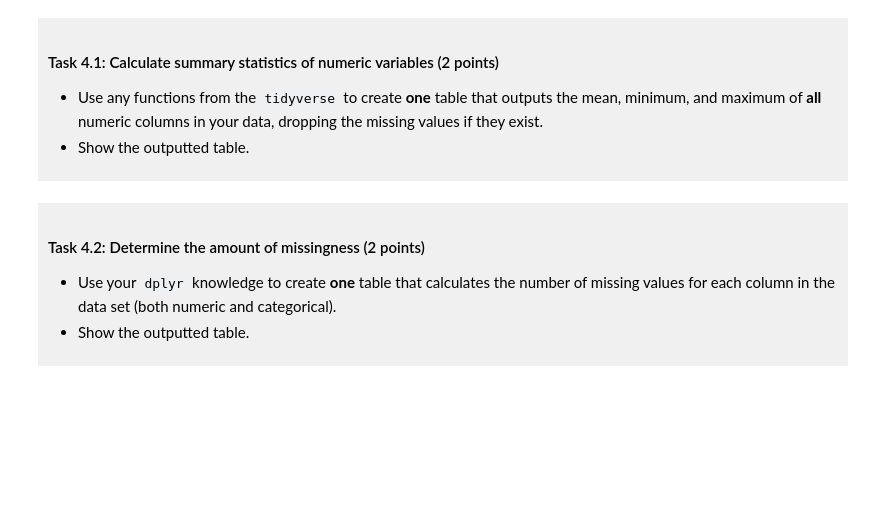
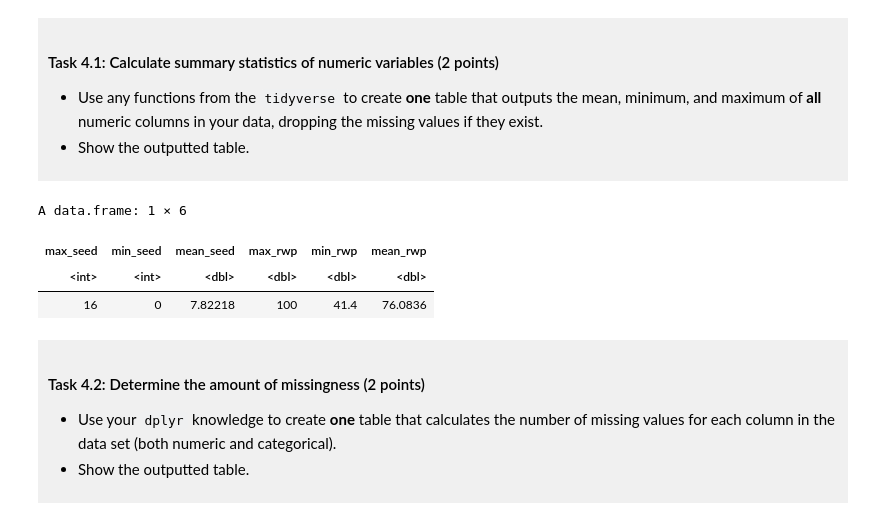
Before and after one commit to mandy-maa/dsci-100-project-mandy-ma, a Jupyter notebook: dsci-100-project-notebook.ipynb, the cells around one changed output. Drawn from its saved outputs; the diff is of its cells as text; code cells hidden in the pictures; blank space fills up the shorter version.

```diff
--- a/dsci-100-project-notebook.ipynb
+++ b/dsci-100-project-notebook.ipynb
@@ -257,7 +257,18 @@ You will refine your research question (if needed) and produce a tidy data set.
 
 </div>
 # %%
-### EDIT THIS CODE CELL ###
+summarize(data_tidy,
+          max_seed = max(seed, na.rm  = TRUE),
+          min_seed = min(seed, na.rm  = TRUE),
+          mean_seed = mean(seed, na.rm  = TRUE),
+          max_rwp = max(reg_wins_pct, na.rm = TRUE),
+          min_rwp = min(reg_wins_pct, na.rm = TRUE),
+          mean_rwp = mean(reg_wins_pct, na.rm = TRUE))
+# %% [output]
+A data.frame: 1 × 6
+| max_seed | min_seed | mean_seed | max_rwp | min_rwp | mean_rwp |
+| <int> | <int> | <dbl> | <dbl> | <dbl> | <dbl> |
+| 16 | 0 | 7.82218 | 100 | 41.4 | 76.0836 |
 # %% [markdown]
 <div style="background-color: #f0f0f0; padding: 10px;">
 
```
Also changed, not shown: parts of 1 cell of this notebook.
